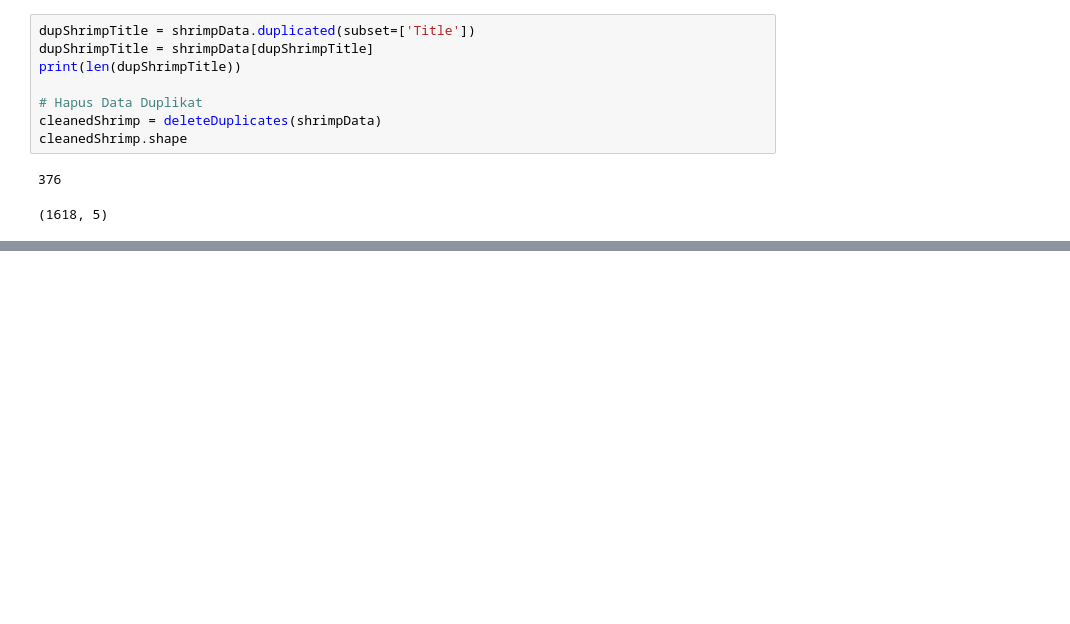
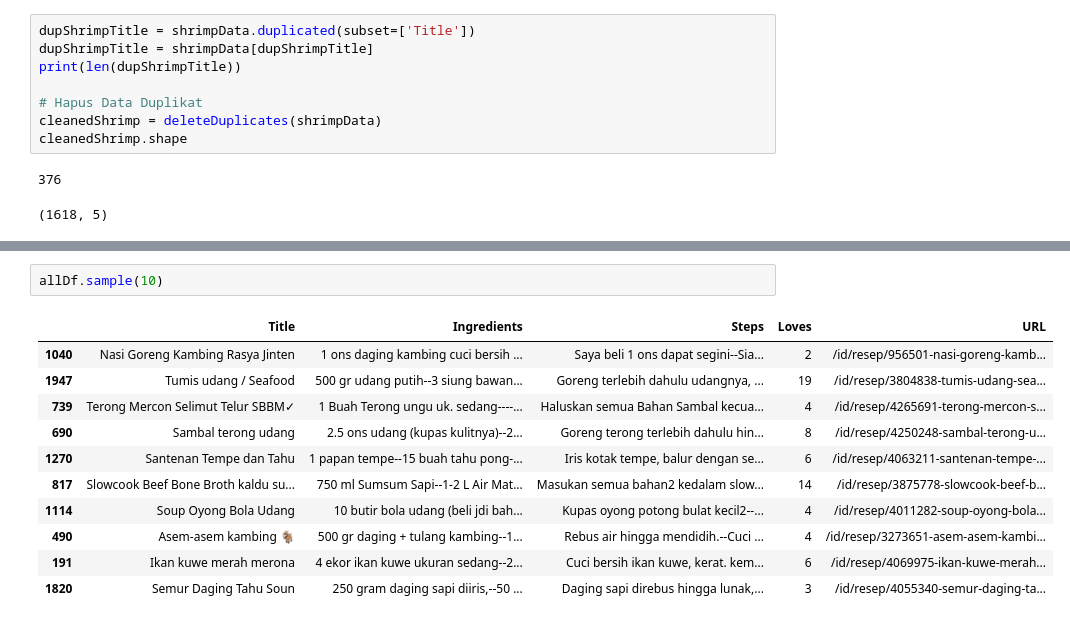
Before and after one commit to ishala/data-mining, a Jupyter notebook: analysis.ipynb, the cells around one changed output, grey strips where cells are left out. Cells and saved outputs as stored; diff of their text form; blank space fills up the shorter version.

```diff
--- a/analysis.ipynb
+++ b/analysis.ipynb
@@ -389,0 +400,14 @@ cleanedShrimp.shape
+# %%
+allDf.sample(10)
+# %% [output]
+|  | Title | Ingredients | Steps | Loves | URL |
+| 1040 | Nasi Goreng Kambing Rasya Jinten | 1 ons daging kambing cuci bersih ... | Saya beli 1 ons dapat segini--Sia... | 2 | /id/resep/956501-nasi-goreng-kamb... |
+| 1947 | Tumis udang / Seafood | 500 gr udang putih--3 siung bawan... | Goreng terlebih dahulu udangnya, ... | 19 | /id/resep/3804838-tumis-udang-sea... |
+| 739 | Terong Mercon Selimut Telur SBBM✓ | 1 Buah Terong ungu uk. sedang----... | Haluskan semua Bahan Sambal kecua... | 4 | /id/resep/4265691-terong-mercon-s... |
+| 690 | Sambal terong udang | 2.5 ons udang (kupas kulitnya)--2... | Goreng terong terlebih dahulu hin... | 8 | /id/resep/4250248-sambal-terong-u... |
+| 1270 | Santenan Tempe dan Tahu | 1 papan tempe--15 buah tahu pong-... | Iris kotak tempe, balur dengan se... | 6 | /id/resep/4063211-santenan-tempe-... |
+| 817 | Slowcook Beef Bone Broth kaldu su... | 750 ml Sumsum Sapi--1-2 L Air Mat... | Masukan semua bahan2 kedalam slow... | 14 | /id/resep/3875778-slowcook-beef-b... |
+| 1114 | Soup Oyong Bola Udang | 10 butir bola udang (beli jdi bah... | Kupas oyong potong bulat kecil2--... | 4 | /id/resep/4011282-soup-oyong-bola... |
+| 490 | Asem-asem kambing 🐐 | 500 gr daging + tulang kambing--1... | Rebus air hingga mendidih.--Cuci ... | 4 | /id/resep/3273651-asem-asem-kambi... |
+| 191 | Ikan kuwe merah merona | 4 ekor ikan kuwe ukuran sedang--2... | Cuci bersih ikan kuwe, kerat. kem... | 6 | /id/resep/4069975-ikan-kuwe-merah... |
+| 1820 | Semur Daging Tahu Soun | 250 gram daging sapi diiris,--50 ... | Daging sapi direbus hingga lunak,... | 3 | /id/resep/4055340-semur-daging-ta... |
```
Also changed, not shown: parts of 14 cells of this notebook.
